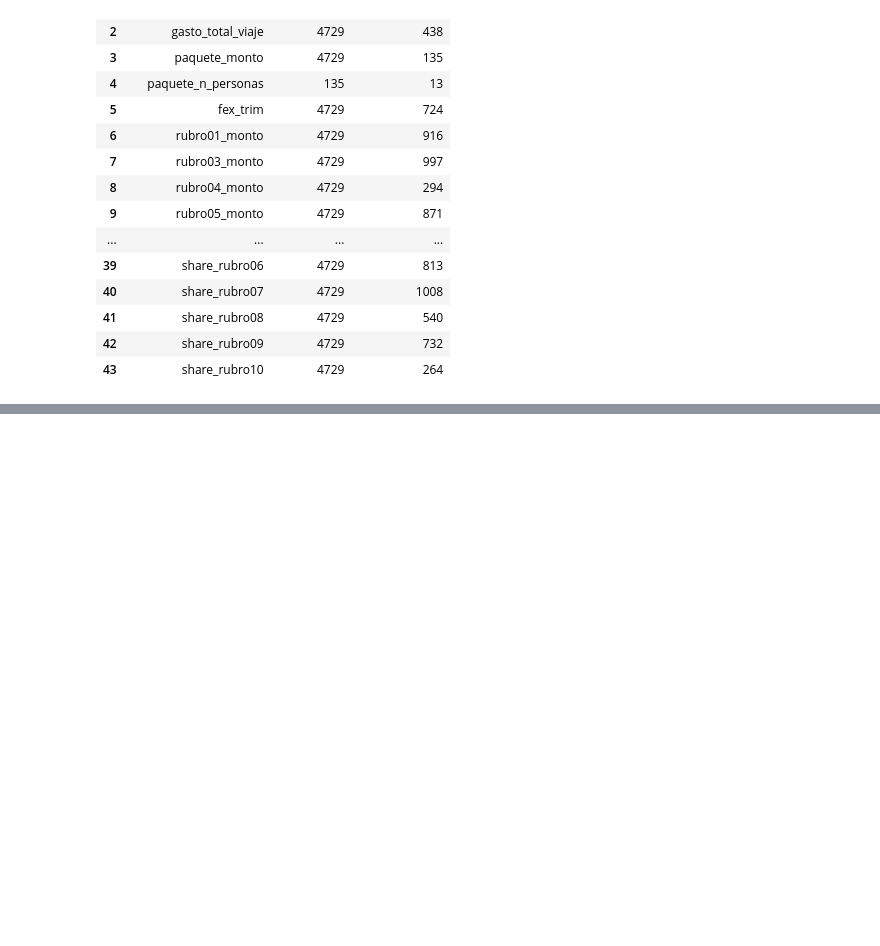
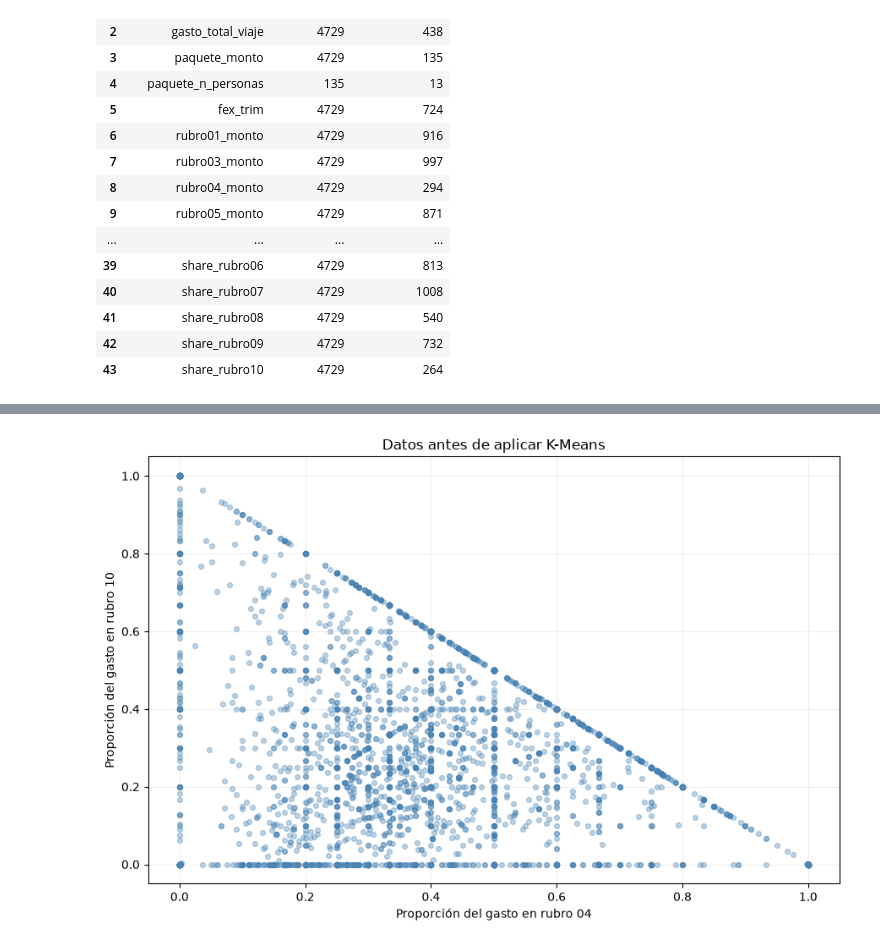
Before and after one commit to antobeni07/K-Means-Clustering, a Jupyter notebook: K-means.ipynb, the cells around one changed output, grey strips where cells are left out. Drawn from its saved outputs; the diff is of its cells as text; code cells hidden in the pictures; blank space fills up the shorter version.

```diff
--- a/K-means.ipynb
+++ b/K-means.ipynb
@@ -806,0 +864,16 @@ Apoyo de IA: programación y comprobaciones técnicas. Interpretación, decision
+# %%
+variables_visualizacion = ["share_rubro04", "share_rubro10"]
+plt.figure(figsize=(9, 6))
+plt.scatter(
+    X_previo[variables_visualizacion[0]],
+    X_previo[variables_visualizacion[1]],
+    color="steelblue", s=18, alpha=0.35
+)
+plt.title("Datos antes de aplicar K-Means")
+plt.xlabel("Proporción del gasto en rubro 04")
+plt.ylabel("Proporción del gasto en rubro 10")
+plt.grid(alpha=0.2)
+plt.tight_layout()
+plt.show()
+# %% [output]
+[figure, added]
```
Also changed, not shown: parts of 34 cells of this notebook.
